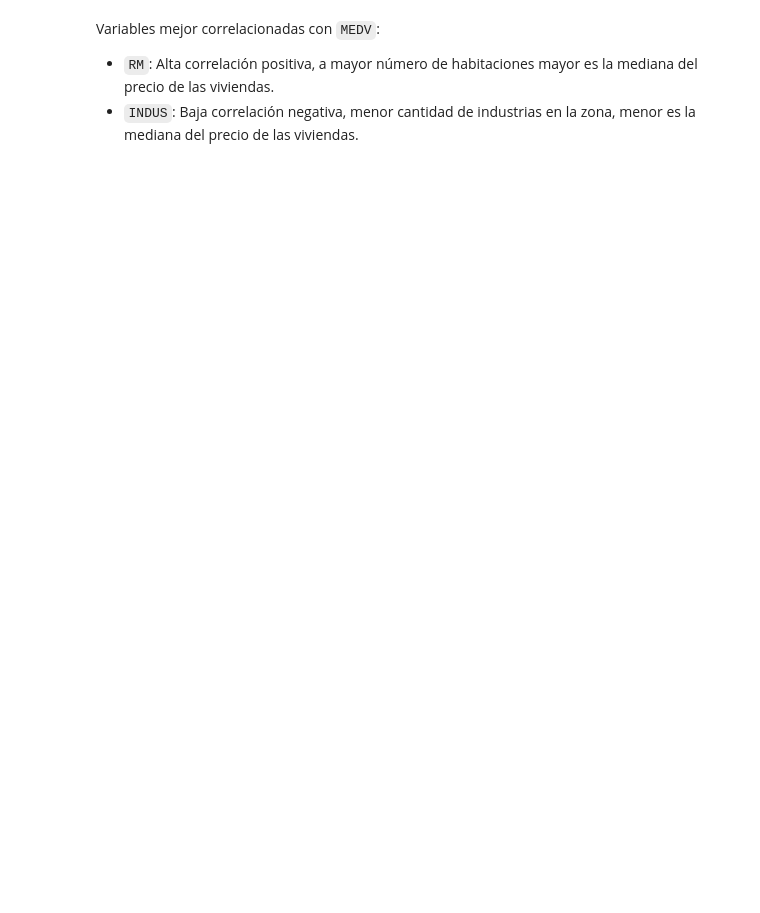
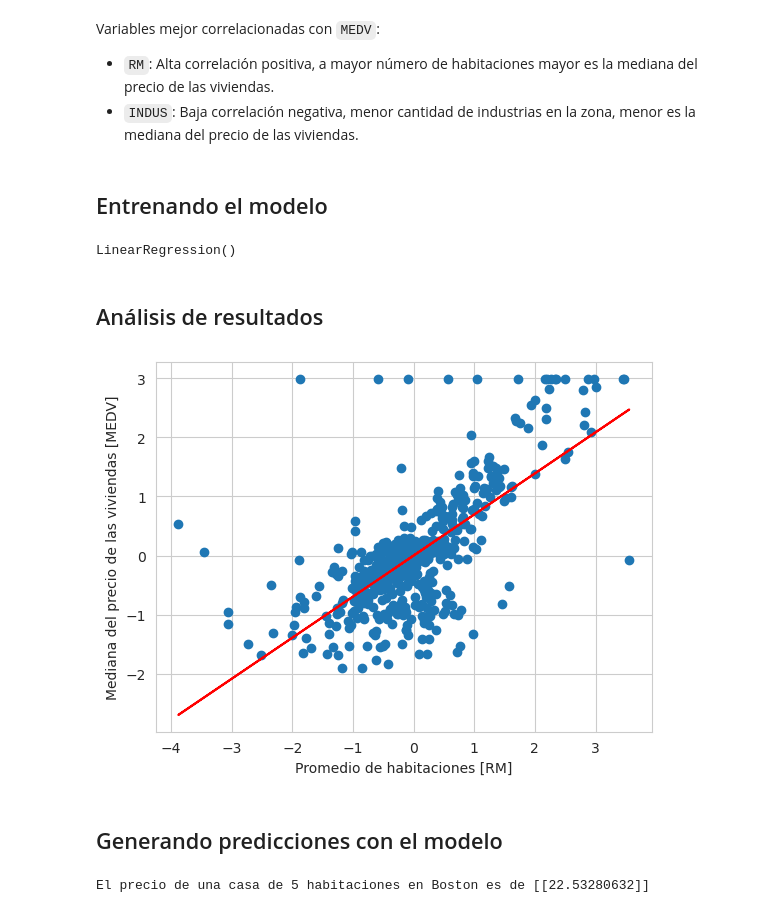
Before and after one commit to pahoalapizco/regression_with_python, a Jupyter notebook: notebooks/0.0-regresion-lineal_python-introduction.ipynb, the cells around one changed output. Saved outputs shown, nothing was run; the diff lists cells and outputs as text; code cells hidden in the pictures; blank space fills up the shorter version.

Commit message:
:sparkles: Linear Regresion: Exercise 1 - House pricing prediction - Trainig model and prediction

```diff
--- a/notebooks/0.0-regresion-lineal_python-introduction.ipynb
+++ b/notebooks/0.0-regresion-lineal_python-introduction.ipynb
@@ -94,3 +93,43 @@ plt.show()
 Variables mejor correlacionadas con `MEDV`:
 - `RM`: Alta correlación positiva, a mayor número de habitaciones mayor es la mediana del precio de las viviendas.
 - `INDUS`: Baja correlación negativa, menor cantidad de industrias en la zona, menor es la mediana del precio de las viviendas.
+# %% [markdown]
+## Entrenando el modelo
+# %%
+# Variables objetivo y predictora
+x = housing_df["RM"].values.reshape(-1, 1)
+y = housing_df["MEDV"].values.reshape(-1, 1)
+
+# Estandatizamos los datos
+x_scaler = StandardScaler()
+y_scaler = StandardScaler()
+
+X_std = x_scaler.fit_transform(x)
+Y_std = y_scaler.fit_transform(y)
+
+# Creamos el modelo
+slr = LinearRegression()
+
+slr.fit(X_std, Y_std)
+# %% [output]
+LinearRegression()
+# %% [markdown]
+## Análisis de resultados
+# %%
+plt.scatter(X_std, Y_std)
+plt.plot(X_std, slr.predict(X_std), color="r")
+plt.xlabel("Promedio de habitaciones [RM]")
+plt.ylabel("Mediana del precio de las viviendas [MEDV]")
+plt.show()
+# %% [output]
+[figure, added]
+# %% [markdown]
+## Generando predicciones con el modelo
+# %%
+rooms = 5
+rooms_std = x_scaler.fit_transform(np.array([rooms]).reshape(-1, 1))
+
+predict = y_scaler.inverse_transform(slr.predict(rooms_std))
+print(f"El precio de una casa de {rooms} habitaciones en Boston es de {predict}")
+# %% [output]
+El precio de una casa de 5 habitaciones en Boston es de [[22.53280632]]
```
Also changed, not shown: parts of 6 cells of this notebook, 1 other file.
